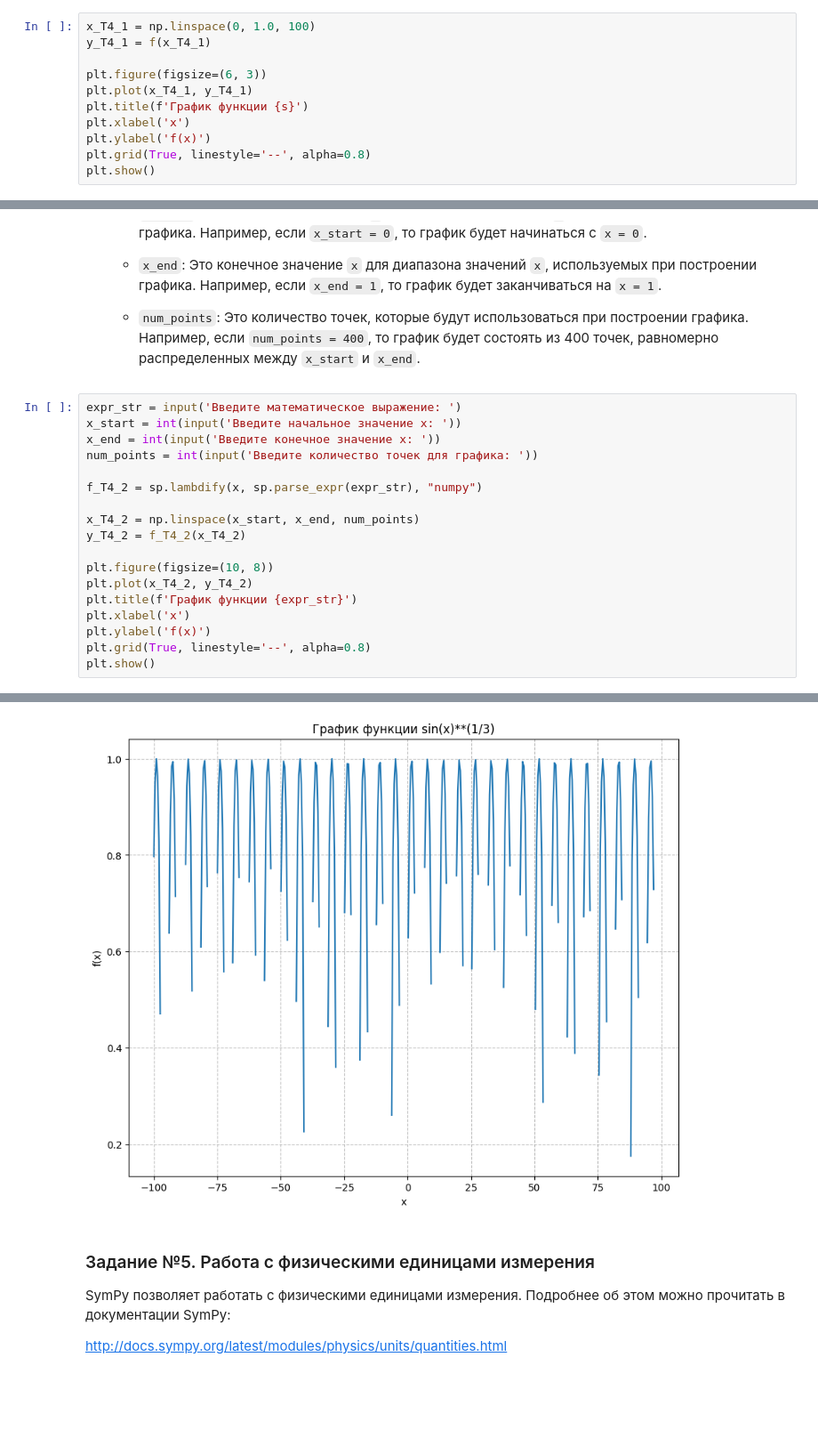
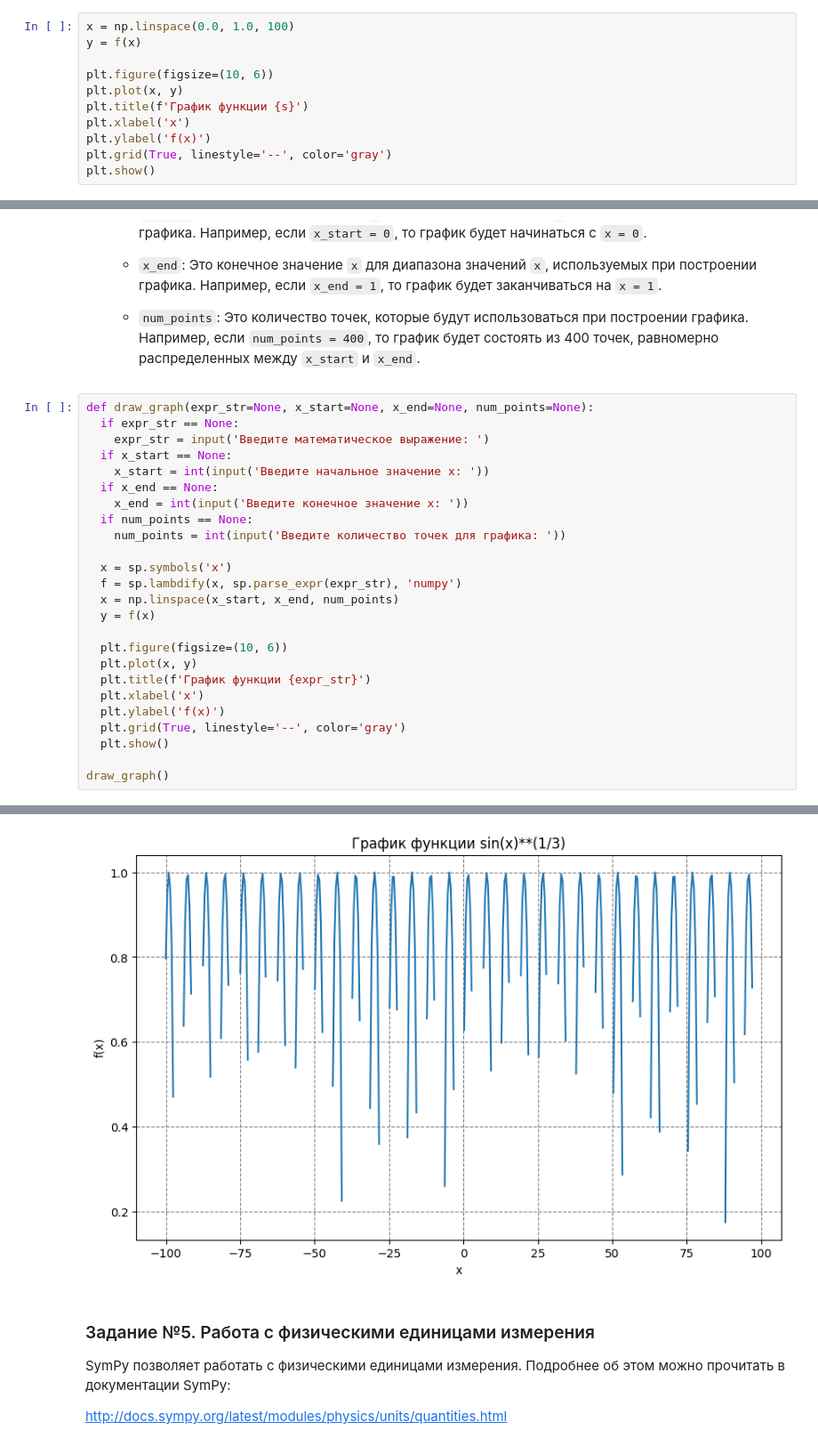
Before and after one commit to alexmordashov/University, a Jupyter notebook: 7. Библиотека SymPy/Практическая_работа_№7_Библиотека_SymPy.ipynb, the cells around one changed output, grey strips where cells are left out. Shown at 89% size. Saved outputs shown, nothing was run; the diff lists cells and outputs as text; blank space fills up the shorter version.

```diff
--- a/7. Библиотека SymPy/Практическая_работа_№7_Библиотека_SymPy.ipynb
+++ b/7. Библиотека SymPy/Практическая_работа_№7_Библиотека_SymPy.ipynb
@@ -139,14 +135,14 @@ f(1.0)
 # %% [markdown]
 #### 4.1. Постройте график этой функции с помощью matplotlib:
 # %%
-x_T4_1 = np.linspace(0, 1.0, 100)
-y_T4_1 = f(x_T4_1)
+x = np.linspace(0.0, 1.0, 100)
+y = f(x)
 
-plt.figure(figsize=(6, 3))
-plt.plot(x_T4_1, y_T4_1)
+plt.figure(figsize=(10, 6))
+plt.plot(x, y)
 plt.title(f'График функции {s}')
 plt.xlabel('x')
 plt.ylabel('f(x)')
-plt.grid(True, linestyle='--', alpha=0.8)
+plt.grid(True, linestyle='--', color='gray')
 plt.show()
 # %% [output]
@@ -164,29 +161,36 @@ plt.show()
 
     - `num_points`: Это количество точек, которые будут использоваться при построении графика. Например, если `num_points = 400`, то график будет состоять из 400 точек, равномерно распределенных между `x_start` и `x_end`.
 # %%
-expr_str = input('Введите математическое выражение: ')
-x_start = int(input('Введите начальное значение x: '))
-x_end = int(input('Введите конечное значение x: '))
-num_points = int(input('Введите количество точек для графика: '))
+def draw_graph(expr_str=None, x_start=None, x_end=None, num_points=None):
+  if expr_str == None:
+    expr_str = input('Введите математическое выражение: ')
+  if x_start == None:
+    x_start = int(input('Введите начальное значение x: '))
+  if x_end == None:
+    x_end = int(input('Введите конечное значение x: '))
+  if num_points == None:
+    num_points = int(input('Введите количество точек для графика: '))
 
-f_T4_2 = sp.lambdify(x, sp.parse_expr(expr_str), "numpy")
+  x = sp.symbols('x')
+  f = sp.lambdify(x, sp.parse_expr(expr_str), 'numpy')
+  x = np.linspace(x_start, x_end, num_points)
+  y = f(x)
 
-x_T4_2 = np.linspace(x_start, x_end, num_points)
-y_T4_2 = f_T4_2(x_T4_2)
+  plt.figure(figsize=(10, 6))
+  plt.plot(x, y)
+  plt.title(f'График функции {expr_str}')
+  plt.xlabel('x')
+  plt.ylabel('f(x)')
+  plt.grid(True, linestyle='--', color='gray')
+  plt.show()
 
-plt.figure(figsize=(10, 8))
-plt.plot(x_T4_2, y_T4_2)
-plt.title(f'График функции {expr_str}')
-plt.xlabel('x')
-plt.ylabel('f(x)')
-plt.grid(True, linestyle='--', alpha=0.8)
-plt.show()
+draw_graph()
 # %% [output]
 Введите математическое выражение: sin(x)**(1/3)
 Введите начальное значение x: -100
 Введите конечное значение x: 100
 Введите количество точек для графика: 400
-[figure, old version]
+[figure, new version]
 # %% [markdown]
 ### Задание №5. Работа с физическими единицами измерения
 
```
Also changed, not shown: parts of 25 cells of this notebook.
